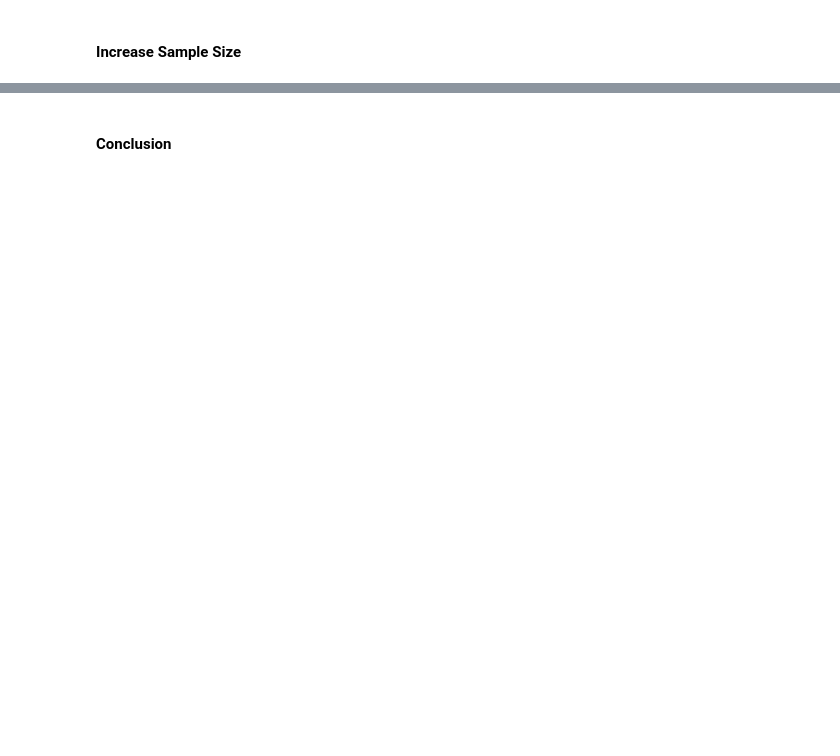
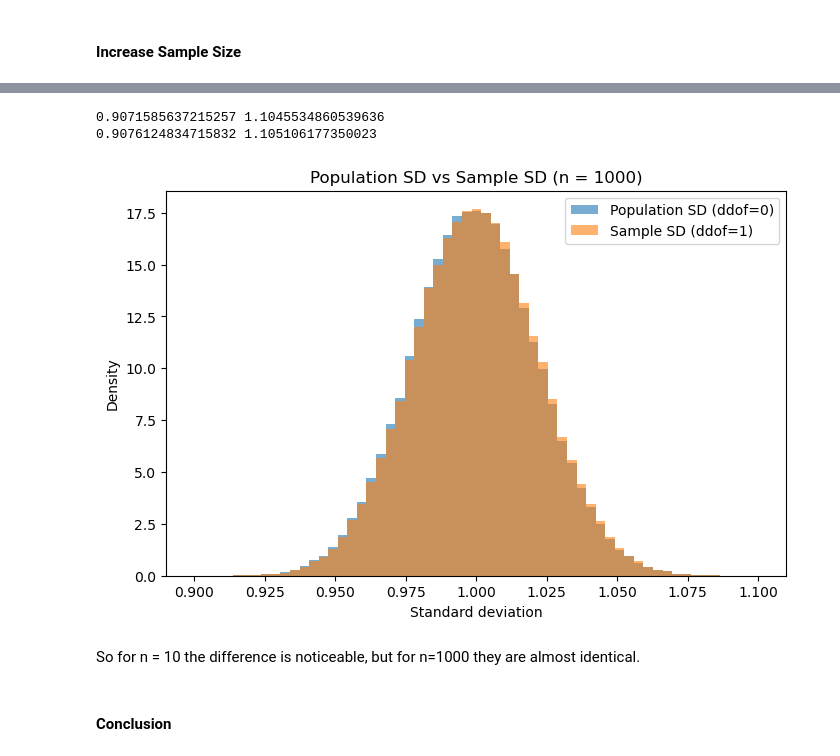
Before and after one commit to SBCURLEY/as-assessment, a Jupyter notebook: problems.ipynb, the cells around one changed output, grey strips where cells are left out. Cells and saved outputs as stored; diff of their text form; code cells hidden in the pictures; blank space fills up the shorter version.

```diff
--- a/problems.ipynb
+++ b/problems.ipynb
@@ -438,2 +441,40 @@ plt.show()
+# %%
+# Code & Plotting to compare population SD (ddof=0) and sample SD (ddof=1) n=1000
+
+num_samples = 100000    # number of samples - 100,000 repeated experiments
+n = 1000                  # sample size - each experiment draws 1000 items from a distribution
+
+# draw 100k samples of size 1000
+data = np.random.normal(loc=0, scale=1, size=(num_samples, n))
+
+# generate SD with ddof=0 (population) and ddof=1 (sample)
+sd_pop = np.std(data, axis=1, ddof=0)
+sd_sample = np.std(data, axis=1, ddof=1)
+
+# Plotting the distributions
+fig, ax = plt.subplots(figsize=(8,5))
+
+# Define bins as previous range is too large 0-2. Histogram looked too narrow.
+print(sd_pop.min(), sd_pop.max())                # to find the bin range required
+print(sd_sample.min(), sd_sample.max())          # to find the bin range required
+
+# from 0.9 to 1.1 with 60 bins works well after some experimentation.
+bins = np.linspace(0.9, 1.1, 60)
+
+ax.hist(sd_pop, bins=bins, density=True, alpha=0.6, label='Population SD (ddof=0)')
+ax.hist(sd_sample, bins=bins, density=True, alpha=0.6, label='Sample SD (ddof=1)')
+
+ax.set_xlabel("Standard deviation")
+ax.set_ylabel("Density")
+ax.set_title("Population SD vs Sample SD (n = 1000)")
+ax.legend()
+
+plt.show()
+# %% [output]
+0.9071585637215257 1.1045534860539636
+0.9076124834715832 1.105106177350023
+[figure, added]
+# %% [markdown]
+So for n = 10 the difference is noticeable, but for n=1000 they are almost identical.
 # %% [markdown]
 #### Conclusion
```
Also changed, not shown: parts of 20 cells of this notebook.
